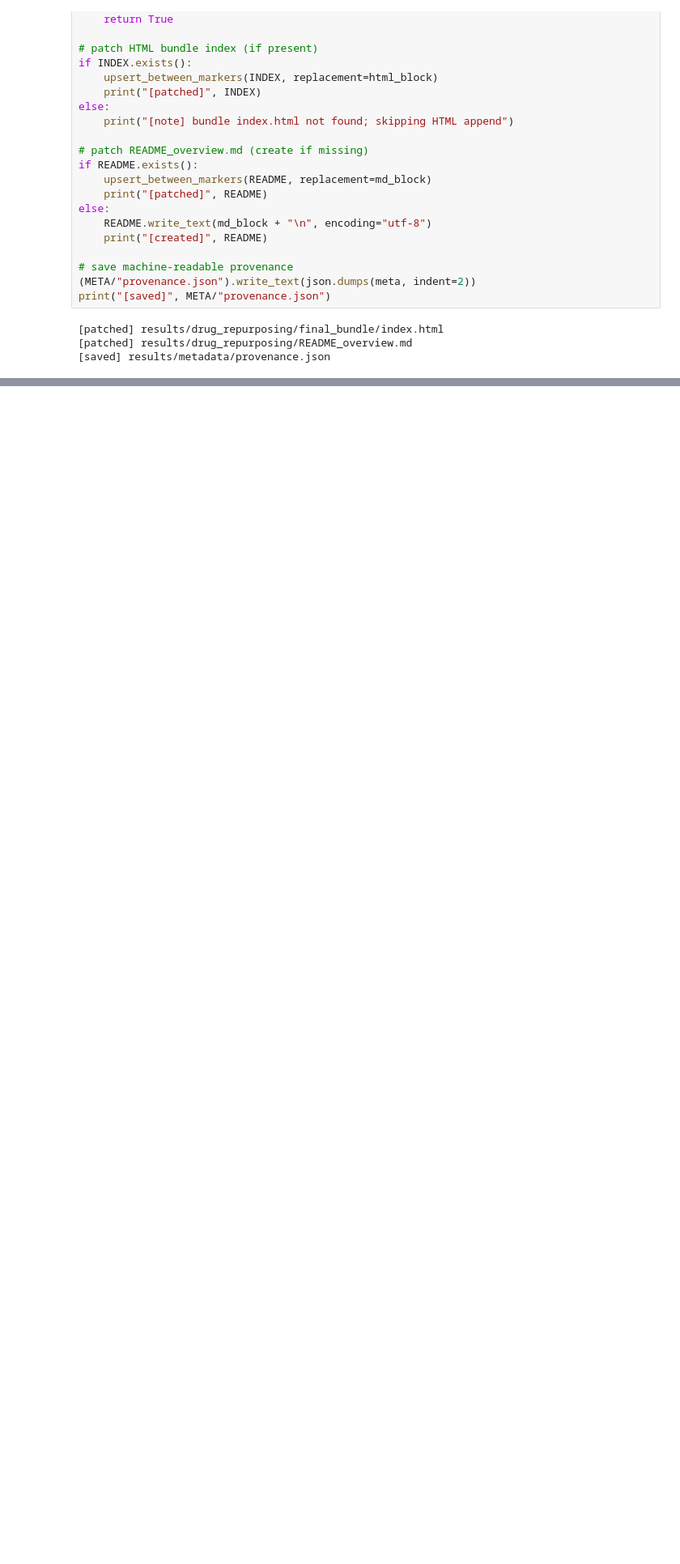
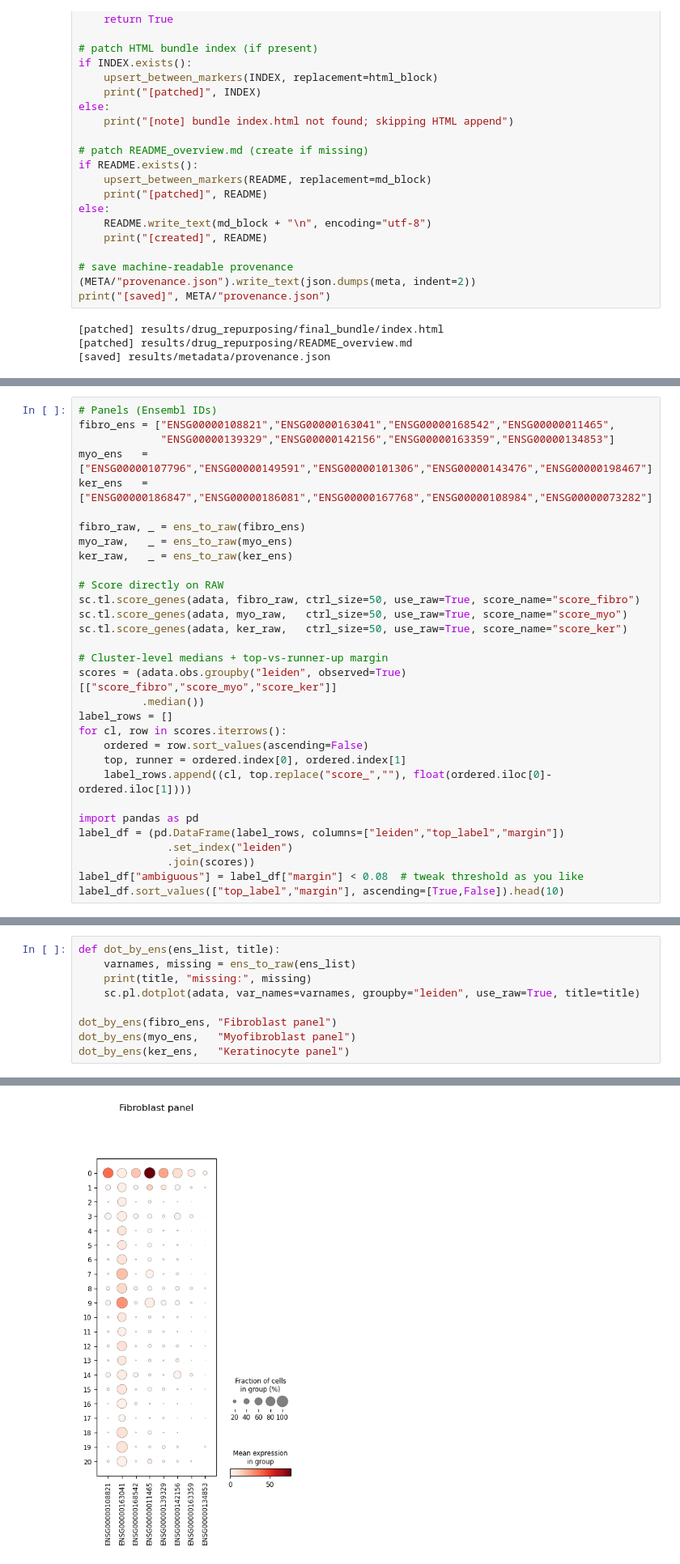
Before and after one commit to glenritschel/scleroderma-scvi, a Jupyter notebook: notebooks/08_validation_and_robustness.ipynb, the cells around one changed output, grey strips where cells are left out. Shown at 81% size. Saved outputs shown, nothing was run; the diff lists cells and outputs as text; blank space fills up the shorter version.

```diff
--- a/notebooks/08_validation_and_robustness.ipynb
+++ b/notebooks/08_validation_and_robustness.ipynb
@@ -311,0 +1164,31 @@ print("[saved]", META/"provenance.json")
+# %%
+# Panels (Ensembl IDs)
+fibro_ens = ["ENSG00000108821","ENSG00000163041","ENSG00000168542","ENSG00000011465",
+             "ENSG00000139329","ENSG00000142156","ENSG00000163359","ENSG00000134853"]
+myo_ens   = ["ENSG00000107796","ENSG00000149591","ENSG00000101306","ENSG00000143476","ENSG00000198467"]
+ker_ens   = ["ENSG00000186847","ENSG00000186081","ENSG00000167768","ENSG00000108984","ENSG00000073282"]
+
+fibro_raw, _ = ens_to_raw(fibro_ens)
+myo_raw,   _ = ens_to_raw(myo_ens)
+ker_raw,   _ = ens_to_raw(ker_ens)
+
+# Score directly on RAW
+sc.tl.score_genes(adata, fibro_raw, ctrl_size=50, use_raw=True, score_name="score_fibro")
+sc.tl.score_genes(adata, myo_raw,   ctrl_size=50, use_raw=True, score_name="score_myo")
+sc.tl.score_genes(adata, ker_raw,   ctrl_size=50, use_raw=True, score_name="score_ker")
+
+# Cluster-level medians + top-vs-runner-up margin
+scores = (adata.obs.groupby("leiden", observed=True)[["score_fibro","score_myo","score_ker"]]
+          .median())
+label_rows = []
+for cl, row in scores.iterrows():
+    ordered = row.sort_values(ascending=False)
+    top, runner = ordered.index[0], ordered.index[1]
+    label_rows.append((cl, top.replace("score_",""), float(ordered.iloc[0]-ordered.iloc[1])))
+
+import pandas as pd
+label_df = (pd.DataFrame(label_rows, columns=["leiden","top_label","margin"])
+              .set_index("leiden")
+              .join(scores))
+label_df["ambiguous"] = label_df["margin"] < 0.08  # tweak threshold as you like
+label_df.sort_values(["top_label","margin"], ascending=[True,False]).head(10)
@@ -311,0 +1208,10 @@ print("[saved]", META/"provenance.json")
+# %%
+def dot_by_ens(ens_list, title):
+    varnames, missing = ens_to_raw(ens_list)
+    print(title, "missing:", missing)
+    sc.pl.dotplot(adata, var_names=varnames, groupby="leiden", use_raw=True, title=title)
+
+dot_by_ens(fibro_ens, "Fibroblast panel")
+dot_by_ens(myo_ens,   "Myofibroblast panel")
+dot_by_ens(ker_ens,   "Keratinocyte panel")
+# %% [output]
@@ -311,0 +1219 @@ print("[saved]", META/"provenance.json")
+[figure, added]
```
Also changed, not shown: parts of 44 cells of this notebook, 52 other files.
